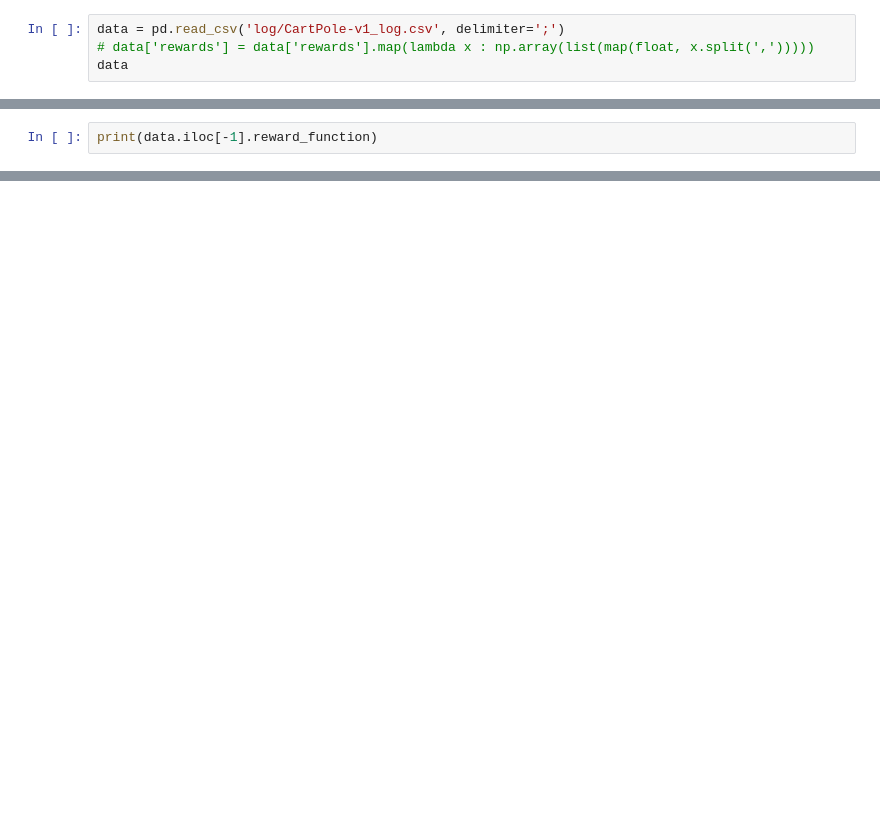
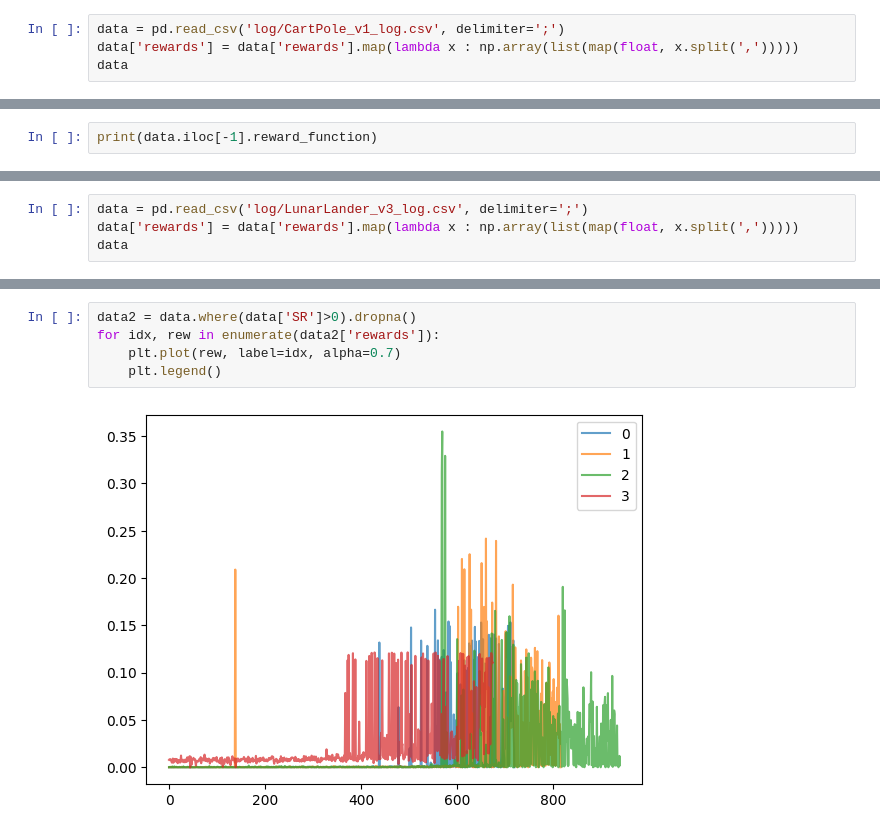
Before and after one commit to VIRAL-UCBL1/VIRAL, a Jupyter notebook: src/analyse.ipynb, the cells around one changed output, grey strips where cells are left out. Saved outputs shown, nothing was run; the diff lists cells and outputs as text; blank space fills up the shorter version.

Commit message:
some test on LunarLander

```diff
--- a/src/analyse.ipynb
+++ b/src/analyse.ipynb
@@ -5,7 +5,7 @@ import pandas as pd
 import numpy as np
 import matplotlib.pyplot as plt
 # %%
-data = pd.read_csv('log/CartPole-v1_log.csv', delimiter=';')
-# data['rewards'] = data['rewards'].map(lambda x : np.array(list(map(float, x.split(',')))))
+data = pd.read_csv('log/CartPole_v1_log.csv', delimiter=';')
+data['rewards'] = data['rewards'].map(lambda x : np.array(list(map(float, x.split(',')))))
 data
 # %% [output]
@@ -21,0 +35,4 @@ print(data.iloc[-1].reward_function)
+# %%
+data = pd.read_csv('log/LunarLander_v3_log.csv', delimiter=';')
+data['rewards'] = data['rewards'].map(lambda x : np.array(list(map(float, x.split(',')))))
+data
@@ -21,0 +57,7 @@ print(data.iloc[-1].reward_function)
+# %%
+data2 = data.where(data['SR']>0).dropna()
+for idx, rew in enumerate(data2['rewards']):
+	plt.plot(rew, label=idx, alpha=0.7)
+	plt.legend()
+# %% [output]
+[figure, added]
```
Also changed, not shown: parts of 5 cells of this notebook, 8 other files.
